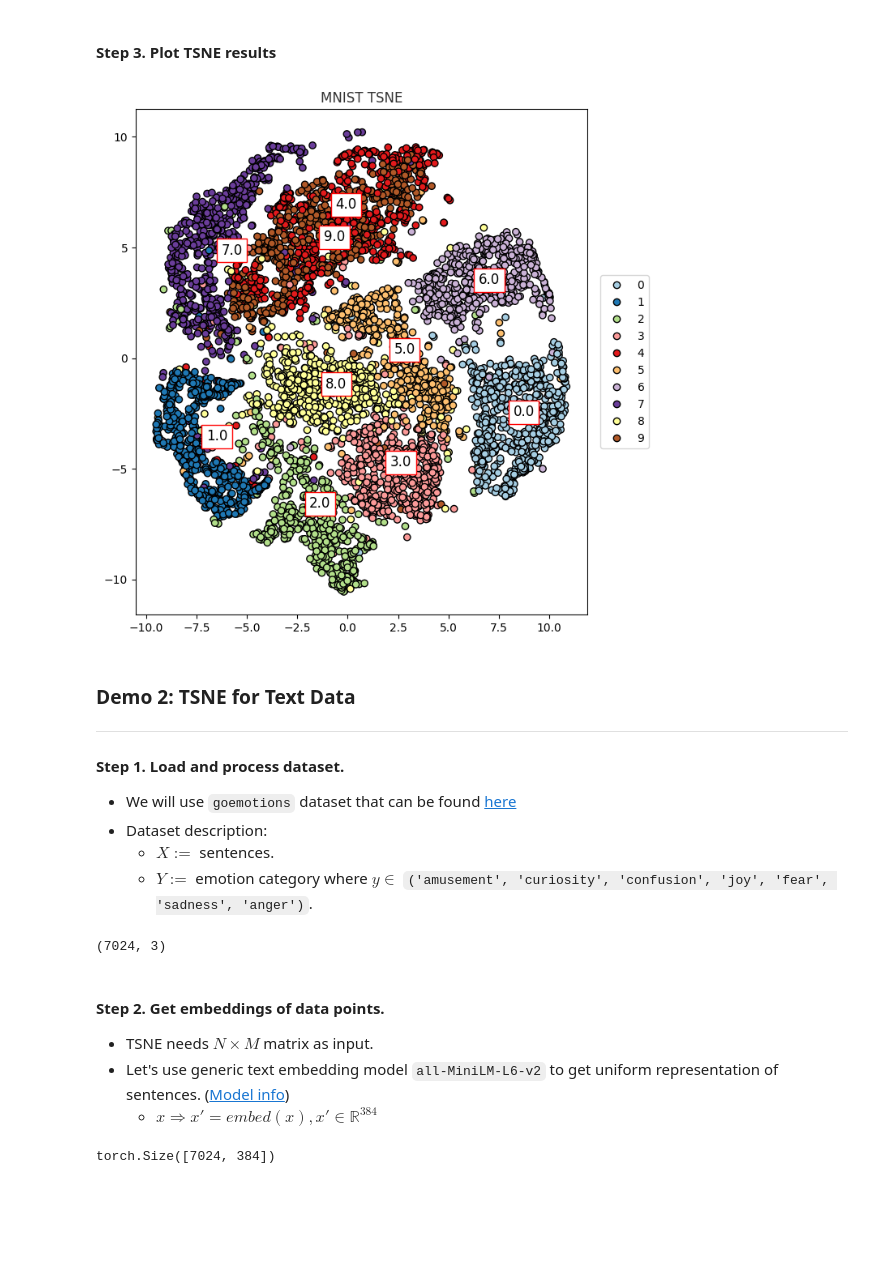
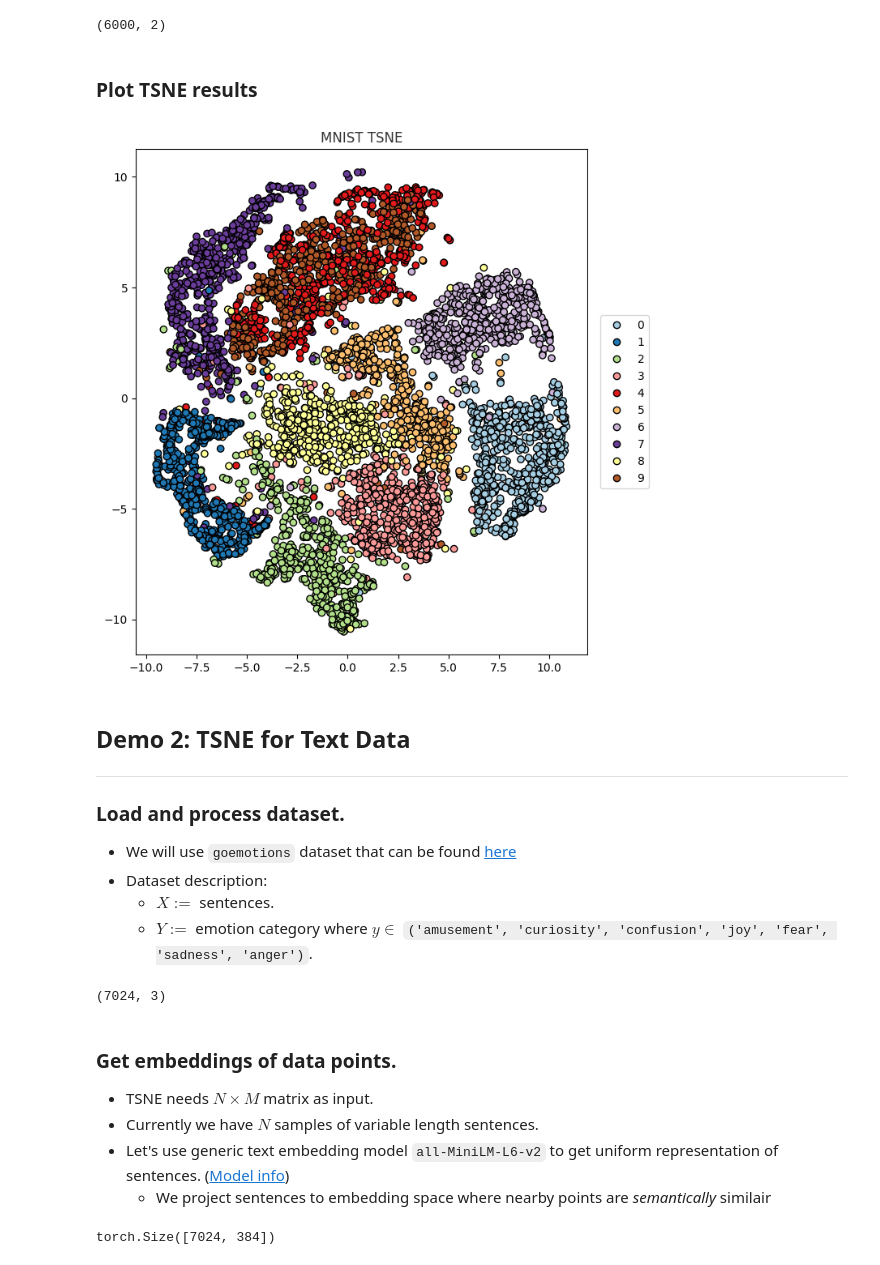
Before and after one commit to solzilberman/tsne-tutorial-csme890, a Jupyter notebook: tutorial.ipynb, the cells around one changed output. Saved outputs shown, nothing was run; the diff lists cells and outputs as text; code cells hidden in the pictures; blank space fills up the shorter version.

```diff
--- a/tutorial.ipynb
+++ b/tutorial.ipynb
@@ -39,0 +46,17 @@ ___
+# %%
+# load data
+(x_train, y_train), (x_test, y_test) = mnist.load_data()
+
+# vizualize few datapoints
+fig, ax = plt.subplots(1, 10, figsize=(15, 1), gridspec_kw=dict(hspace=0.2, wspace=0.1))
+for i in range(10):
+    ax[i].imshow(x_train[i][::-1,:], cmap='gray_r')
+    ax[i].set_xticks([0,28])
+    ax[i].set_yticks([0,28]), ax[i].invert_yaxis()
+print(f"Original X_i shape: {x_train.shape}")
+plt.suptitle('MNIST handwritten digits', position=(0.5, 1.15), fontsize=14)
+plt.show()
+
+# flatten data
+X = np.array([x_train[i].flatten() for i in range(x_train.shape[0])])
+print(f"Flattened X_i shape: {X.shape}")
@@ -58,47 +89,38 @@ Flattened X_i shape: (60000, 784)
 
 <!-- <img src="https://imgs.xkcd.com/comics/compiling.png" width="250px"> -->
 # %%
-engine = TSNE(n_iter=300, random_state=42)
+engine = TSNE(n_iter=300, n_components=2, perplexity=30, random_state=42)
 tsne_results = engine.fit_transform(df.values)
+tsne_results.shape
+# %% [output]
+(6000, 2)
 # %% [markdown]
-#### Step 3. Plot TSNE results
+### Plot TSNE results
 # %%
 fig = plt.figure( figsize=(7,7) )
-ax = fig.add_subplot(1, 1, 1, title='TSNE' )
+ax = fig.add_subplot(1, 1, 1, title='TSNE')
 scatter = ax.scatter(
-    x=tsne_results[:,0],
-    y=tsne_results[:,1],
+    tsne_results[:,0],
+    tsne_results[:,1],
     c=df['label'],
     cmap=plt.colormaps['Paired'],
     alpha=1.0,
     edgecolor='black')
-
-
-# Cluster labels
-concatdf = pd.DataFrame(tsne_results, columns=['x', 'y'])
-concatdf['label'] = df['label']
-avgdf = concatdf.groupby('label').mean().reset_index()
-avglabels = avgdf['label'].values
-for i in range(len(avgdf)):
-    cx,cy = avgdf.loc[i]['x'], avgdf.loc[i]['y']
-    if i == 4: cy+=1
-    tmptxt= ax.text(cx,cy, str(avgdf.loc[i]['label']), fontsize=12, color='black')
-    tmptxt.set_bbox(dict(facecolor='white', alpha=1.0, edgecolor='red'))
 
 # STYLING
 t = ax.set_title("MNIST TSNE", alpha=.8, clip_on=False, y=1)
 leg = ax.legend(*scatter.legend_elements(num=10), loc="right", bbox_to_anchor=(1.15, 0.5), )
 for lh in leg.legendHandles:
     lh.set_markeredgecolor('black')
 plt.tight_layout()
 plt.show()
 # %% [output]
-[figure, old version]
+[figure, new version]
 # %% [markdown]
-### Demo 2: TSNE for Text Data
+## Demo 2: TSNE for Text Data
 ___
 
-#### Step 1. Load and process dataset.
+### Load and process dataset.
 - We will use `goemotions` dataset that can be found [here](https://huggingface.co/datasets/go_emotions)
 - Dataset description:
     - $X:=$ sentences.
@@ -117,10 +139,11 @@ df.shape
 # %% [output]
 (7024, 3)
 # %% [markdown]
-#### Step 2. Get embeddings of data points.
+### Get embeddings of data points.
 - TSNE needs $N \times M$ matrix as input.
+- Currently we have $N$ samples of variable length sentences.
 - Let's use generic text embedding model `all-MiniLM-L6-v2` to get uniform representation of sentences. ([Model info](https://huggingface.co/sentence-transformers/all-MiniLM-L6-v2))
-    - $x \Rightarrow x'= embed(x), x' \in \mathbb{R}^{384}$
+    - We project sentences to embedding space where nearby points are *semantically* similair
 # %%
 model = SentenceTransformer('all-MiniLM-L6-v2')
 embeddings = model.encode(df['text'].values, convert_to_tensor=True)
```
Also changed, not shown: parts of 14 cells of this notebook.
